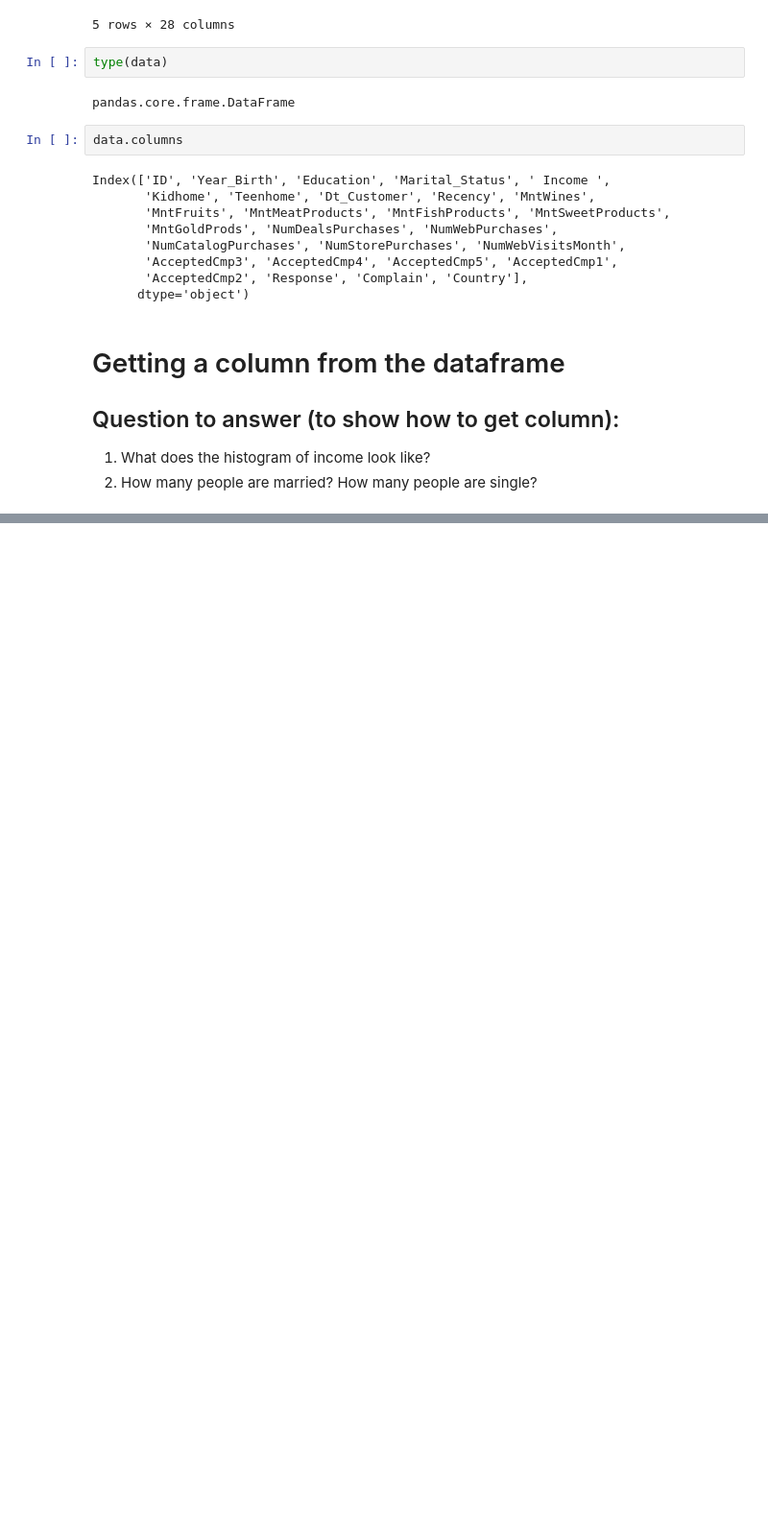
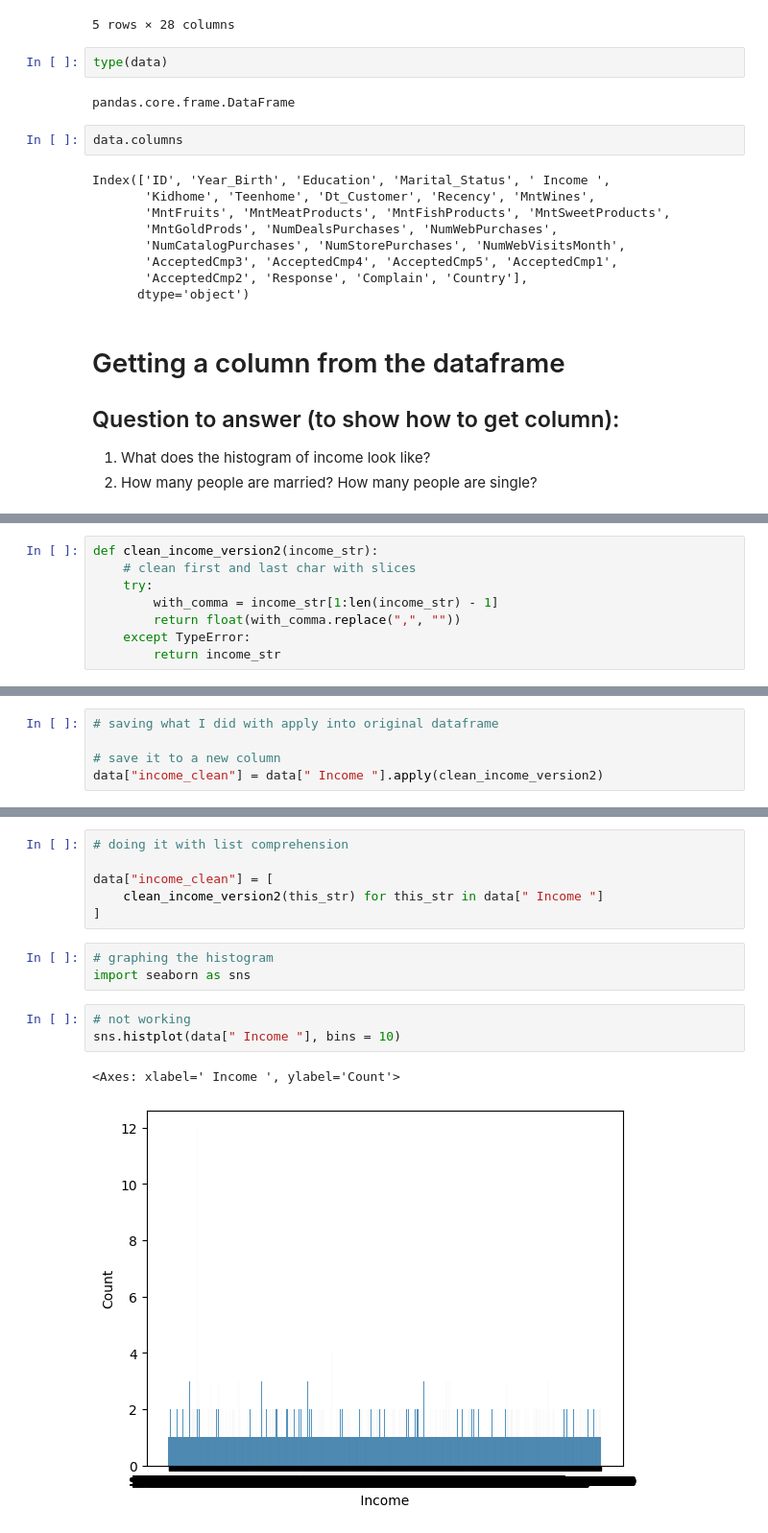
Before and after one commit to wongstein/teaching-notebooks, a Jupyter notebook: marketing-campagin/get_data.ipynb, the cells around one changed output, grey strips where cells are left out. Shown at 96% size. Drawn from its saved outputs; the diff is of its cells as text; blank space fills up the shorter version.

```diff
--- a/marketing-campagin/get_data.ipynb
+++ b/marketing-campagin/get_data.ipynb
@@ -47,0 +150,8 @@ income_list[:5]
+# %%
+def clean_income_version2(income_str):
+    # clean first and last char with slices
+    try:
+        with_comma = income_str[1:len(income_str) - 1]
+        return float(with_comma.replace(",", ""))
+    except TypeError:
+        return income_str
@@ -47,0 +195,5 @@ income_list[:5]
+# %%
+# saving what I did with apply into original dataframe
+
+# save it to a new column
+data["income_clean"] = data[" Income "].apply(clean_income_version2)
@@ -47,0 +215,15 @@ income_list[:5]
+# %%
+# doing it with list comprehension
+
+data["income_clean"] = [
+    clean_income_version2(this_str) for this_str in data[" Income "]
+]
+# %%
+# graphing the histogram
+import seaborn as sns
+# %%
+# not working
+sns.histplot(data[" Income "], bins = 10)
+# %% [output]
+<Axes: xlabel=' Income ', ylabel='Count'>
+[figure, added]
```
Also changed, not shown: parts of 40 cells of this notebook, 3 other files.
